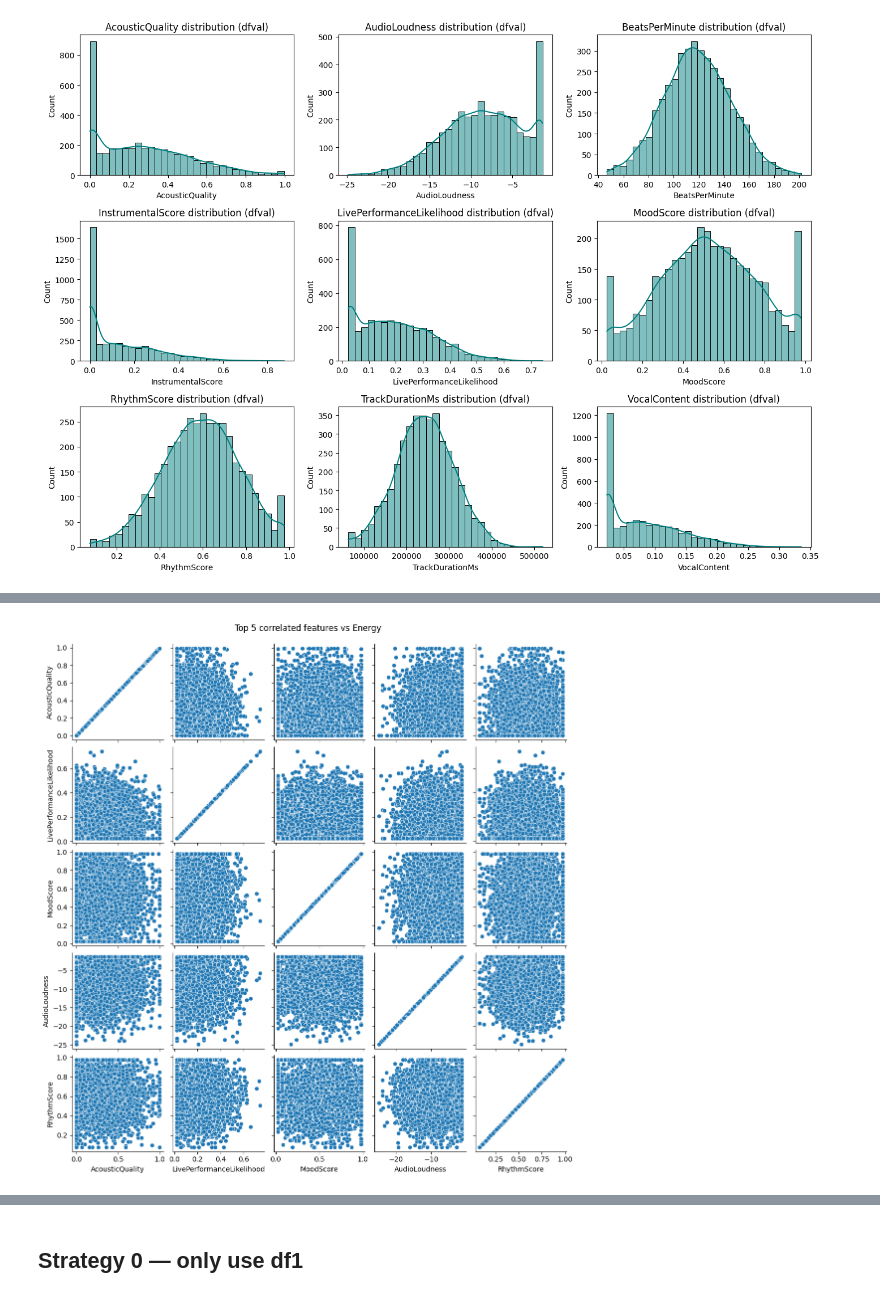
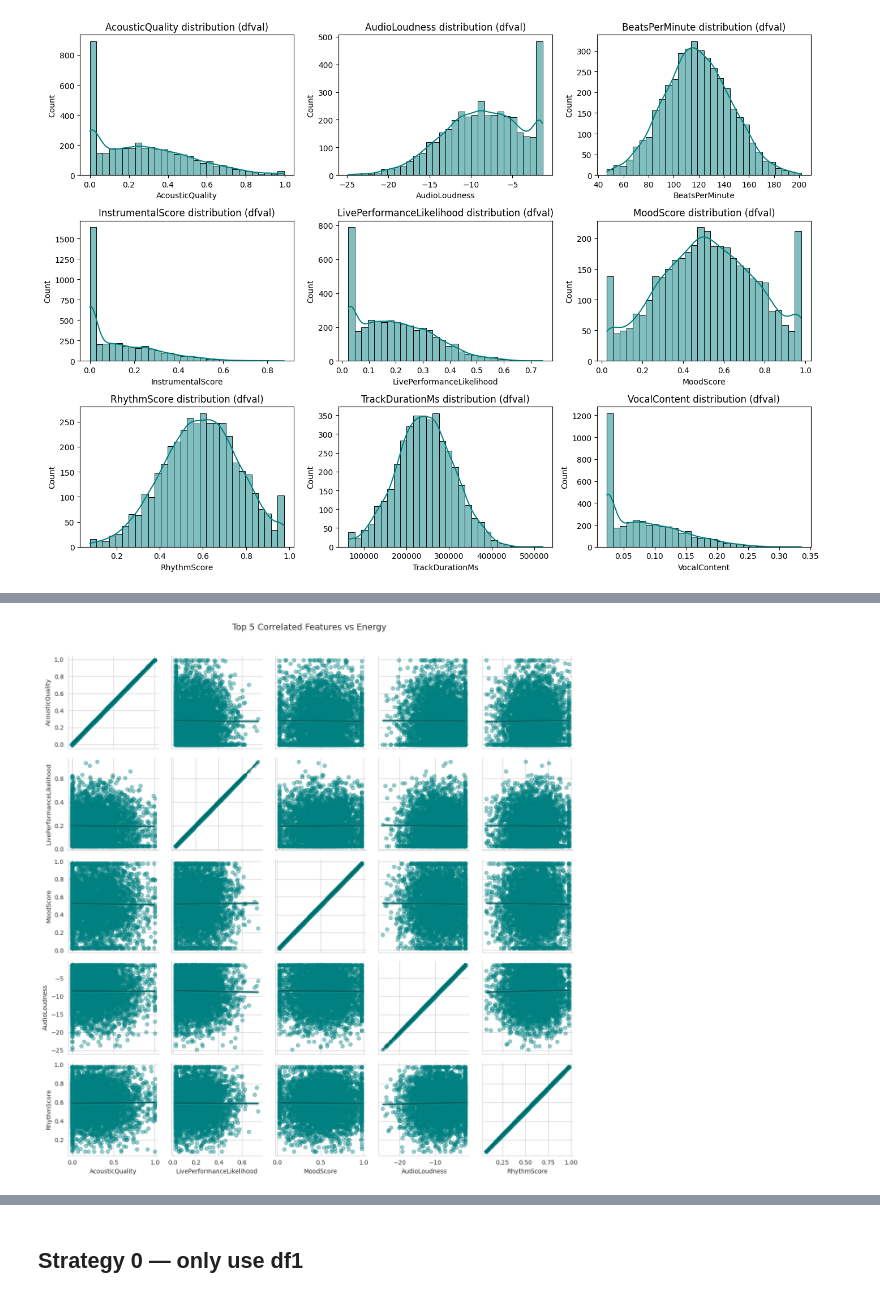
Before and after one commit to HindyUCL/deliverable2-analyticsedge-mit, a Jupyter notebook: run_2.ipynb, the cells around one changed output, grey strips where cells are left out. Saved outputs shown, nothing was run; the diff lists cells and outputs as text; code cells hidden in the pictures.

```diff
--- a/run_2.ipynb
+++ b/run_2.ipynb
@@ -233,7 +252,24 @@ plt.show()
 # %%
+# Identify top 5 features most correlated with Energy
 top_corrs = corr[TARGET].abs().sort_values(ascending=False)[1:6].index
-sns.pairplot(dfval, vars=top_corrs, y_vars=[TARGET], kind="scatter", diag_kind=None, height=2.2)
-plt.suptitle("Top 5 correlated features vs Energy", y=1.02)
+
+# Pairplot with regression line, transparency, and teal colors
+sns.set_style("whitegrid")
+sns.set_palette("YlGnBu")
+
+sns.pairplot(
+    dfval,
+    vars=top_corrs,
+    y_vars=[TARGET],
+    kind="reg",
+    diag_kind=None,
+    height=2.5,
+    plot_kws={"scatter_kws": {"alpha": 0.4, "color": "#008080"},
+              "line_kws": {"color": "#005f5f"}}
+)
+
+plt.suptitle("Top 5 Correlated Features vs Energy", y=1.02, fontsize=14)
+plt.tight_layout()
 plt.show()
 # %% [output]
-[figure, old version]
+[figure, new version]
```
Also changed, not shown: parts of 8 cells of this notebook.
